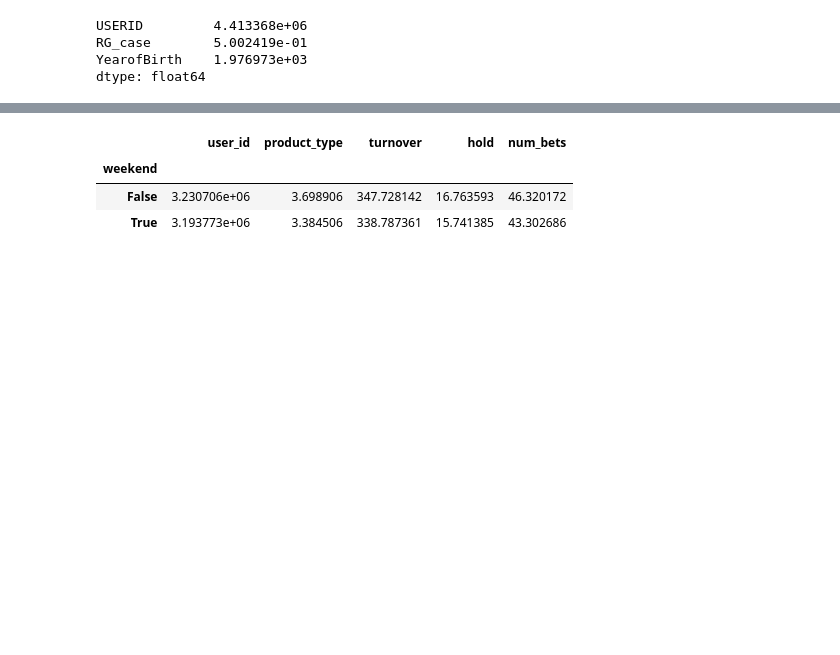
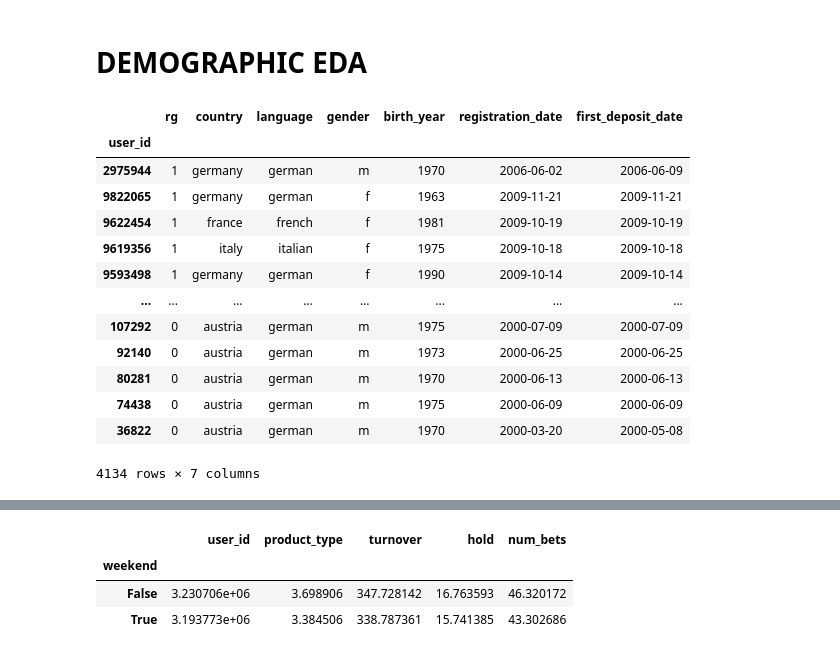
Before and after one commit to alro5921/problem-gambling-study, a Jupyter notebook: notebooks/EDAish.ipynb, the cells around one changed output, grey strips where cells are left out. Cells and saved outputs as stored; diff of their text form; code cells hidden in the pictures; blank space fills up the shorter version.

```diff
--- a/notebooks/EDAish.ipynb
+++ b/notebooks/EDAish.ipynb
@@ -8,16 +8,28 @@ import itertools
 # %%
 demographic_df = pd.read_sas('../data/raw_1.sas7bdat')
 demo_df = pipeline.clean_demographic(demographic_df)
-# %%
-demographic_df.mean()
-# %% [output]
-USERID         4.413368e+06
-RG_case        5.002419e-01
-YearofBirth    1.976973e+03
-dtype: float64
 # %%
 gambling_series_df = pd.read_sas('../data/raw_2.sas7bdat')
 gam_df = pipeline.clean_gambling(gambling_series_df)
 # %%
 rg_intervention_df = pd.read_sas('../data/raw_3.sas7bdat')
 rg_info = pipeline.clean_rg_info(rg_intervention_df)
+# %% [markdown]
+# DEMOGRAPHIC EDA
+# %%
+demo_df
+# %% [output]
+|  | rg | country | language | gender | birth_year | registration_date | first_deposit_date |
+| user_id |  |  |  |  |  |  |  |
+| 2975944 | 1 | germany | german | m | 1970 | 2006-06-02 | 2006-06-09 |
+| 9822065 | 1 | germany | german | f | 1963 | 2009-11-21 | 2009-11-21 |
+| 9622454 | 1 | france | french | f | 1981 | 2009-10-19 | 2009-10-19 |
+| 9619356 | 1 | italy | italian | f | 1975 | 2009-10-18 | 2009-10-18 |
+| 9593498 | 1 | germany | german | f | 1990 | 2009-10-14 | 2009-10-14 |
+| ... | ... | ... | ... | ... | ... | ... | ... |
+| 107292 | 0 | austria | german | m | 1975 | 2000-07-09 | 2000-07-09 |
+| 92140 | 0 | austria | german | m | 1973 | 2000-06-25 | 2000-06-25 |
+| 80281 | 0 | austria | german | m | 1970 | 2000-06-13 | 2000-06-13 |
+| 74438 | 0 | austria | german | m | 1975 | 2000-06-09 | 2000-06-09 |
+| 36822 | 0 | austria | german | m | 1970 | 2000-03-20 | 2000-05-08 |
+4134 rows × 7 columns
```
Also changed, not shown: parts of 11 cells of this notebook, 3 other files.
